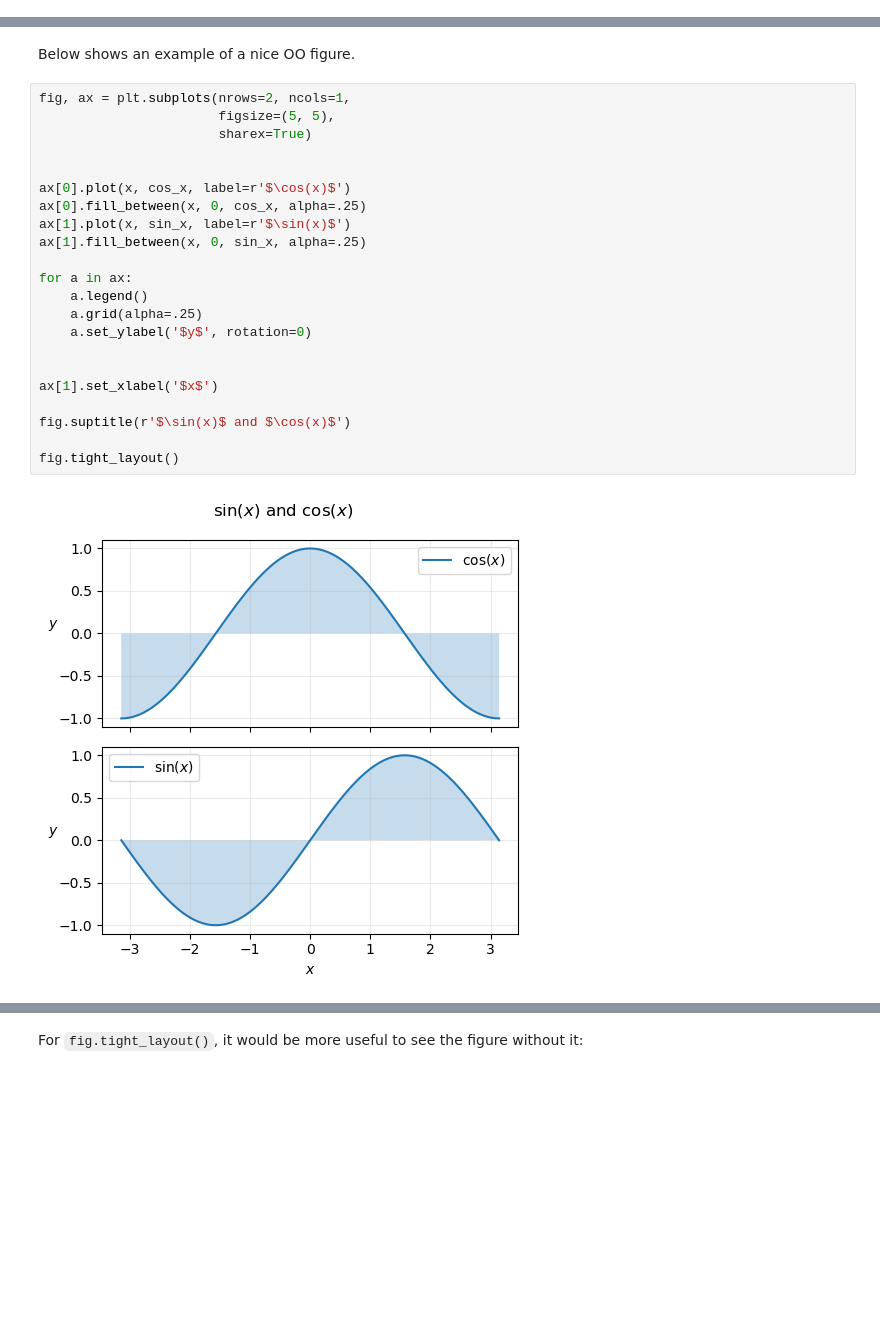
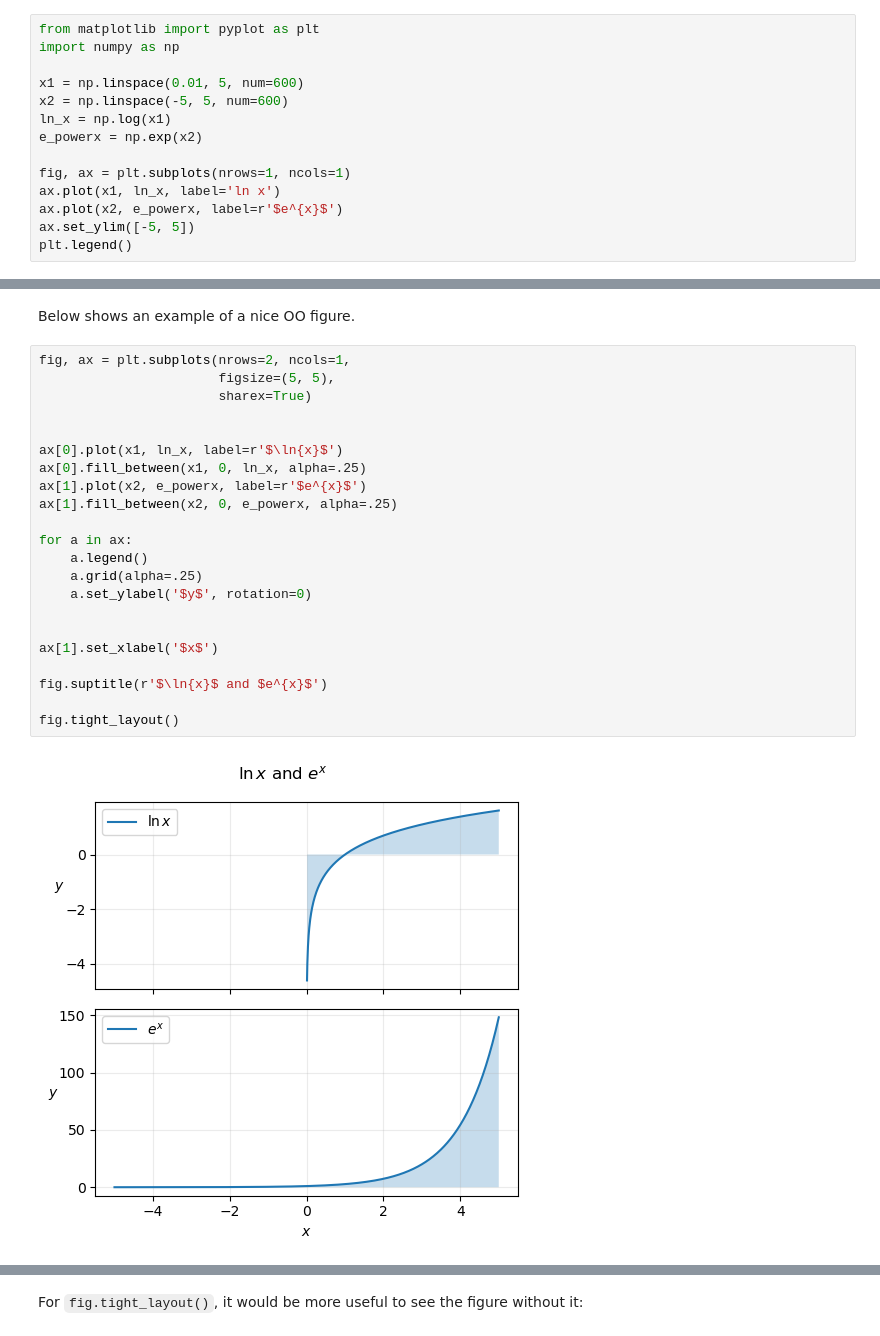
Before and after one commit to SPS-SP2273/learning-portfolio-warrenb09, a Jupyter notebook: plotting/plotting_(good).ipynb, the cells around one changed output, grey strips where cells are left out. Saved outputs shown, nothing was run; the diff lists cells and outputs as text; blank space fills up the shorter version.

Commit message:
READY FOR REVIEW plotting_(good)

```diff
--- a/plotting/plotting_(good).ipynb
+++ b/plotting/plotting_(good).ipynb
@@ -49,0 +78,14 @@ ax.legend()
+# %%
+from matplotlib import pyplot as plt
+import numpy as np
+
+x1 = np.linspace(0.01, 5, num=600)
+x2 = np.linspace(-5, 5, num=600)
+ln_x = np.log(x1)
+e_powerx = np.exp(x2)
+
+fig, ax = plt.subplots(nrows=1, ncols=1)
+ax.plot(x1, ln_x, label='ln x')
+ax.plot(x2, e_powerx, label=r'$e^{x}$')
+ax.set_ylim([-5, 5])
+plt.legend()
@@ -99,27 +146,27 @@ Below shows an example of a nice OO figure.
 # %%
 fig, ax = plt.subplots(nrows=2, ncols=1,
                        figsize=(5, 5),
                        sharex=True)
 
 
-ax[0].plot(x, cos_x, label=r'$\cos(x)$')
-ax[0].fill_between(x, 0, cos_x, alpha=.25)
-ax[1].plot(x, sin_x, label=r'$\sin(x)$')
-ax[1].fill_between(x, 0, sin_x, alpha=.25)
+ax[0].plot(x1, ln_x, label=r'$\ln{x}$')
+ax[0].fill_between(x1, 0, ln_x, alpha=.25)
+ax[1].plot(x2, e_powerx, label=r'$e^{x}$')
+ax[1].fill_between(x2, 0, e_powerx, alpha=.25)
 
 for a in ax:
     a.legend()
     a.grid(alpha=.25)
     a.set_ylabel('$y$', rotation=0)
 
 
 ax[1].set_xlabel('$x$')
 
-fig.suptitle(r'$\sin(x)$ and $\cos(x)$')
+fig.suptitle(r'$\ln{x}$ and $e^{x}$')
 
 fig.tight_layout()
 # %% [output]
-[figure, old version]
+[figure, new version]
 # %% [markdown]
 Here is a breakdown of what the code means.
 
```
Also changed, not shown: parts of 12 cells of this notebook.
